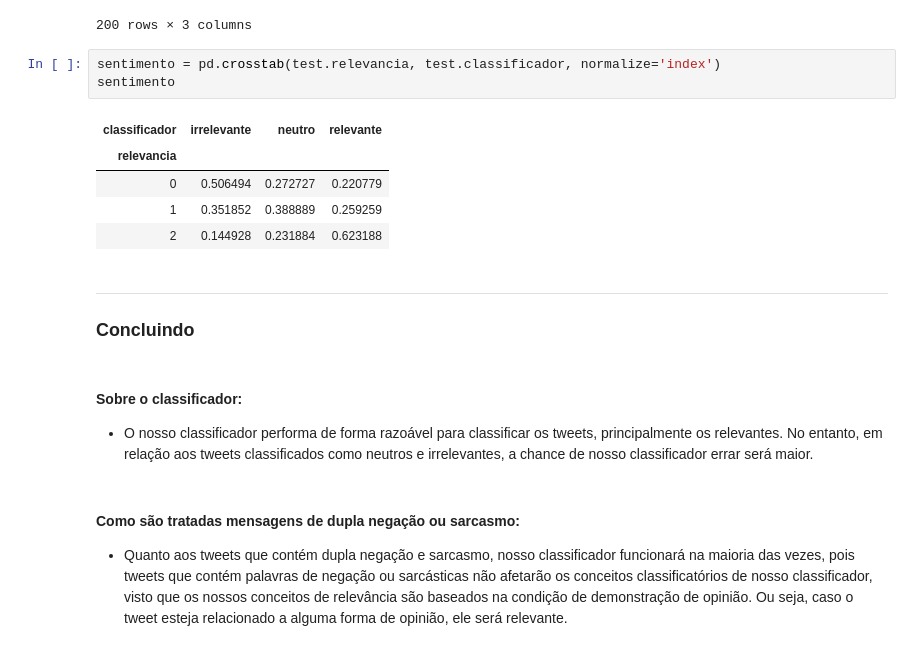
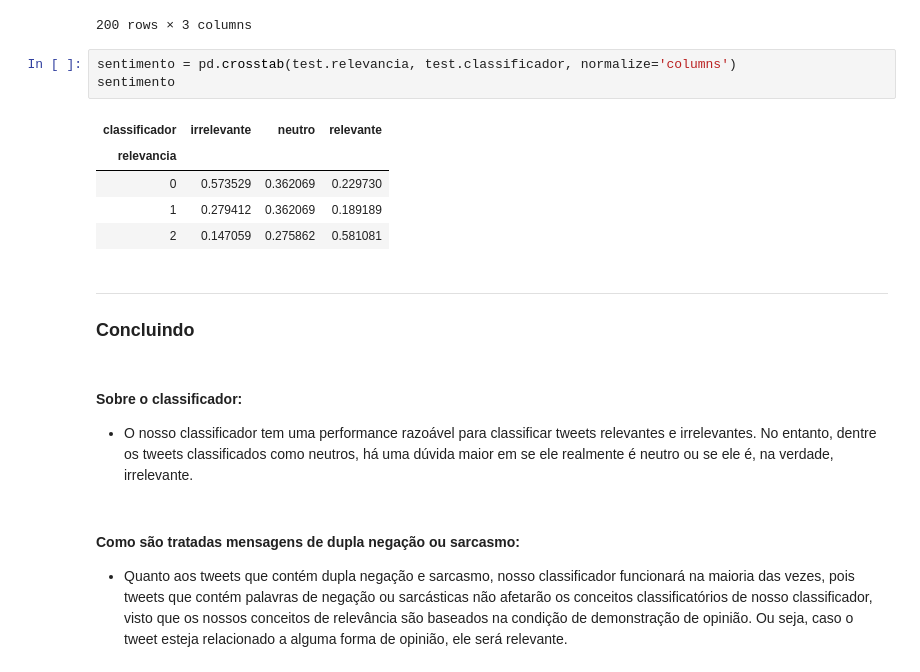
Before and after one commit to luizrhpf100/P1-CD-2020.2, a Jupyter notebook: Projeto1_Classificador_layout.ipynb, the cells around one changed output. Cells and saved outputs as stored; diff of their text form.

```diff
--- a/Projeto1_Classificador_layout.ipynb
+++ b/Projeto1_Classificador_layout.ipynb
@@ -421,20 +421,20 @@ test
 | 199 | o cheetos azul é o melhor de todo... | 2 | relevante |
 200 rows × 3 columns
 # %%
-sentimento = pd.crosstab(test.relevancia, test.classificador, normalize='index')
+sentimento = pd.crosstab(test.relevancia, test.classificador, normalize='columns')
 sentimento
 # %% [output]
 | classificador | irrelevante | neutro | relevante |
 | relevancia |  |  |  |
-| 0 | 0.506494 | 0.272727 | 0.220779 |
-| 1 | 0.351852 | 0.388889 | 0.259259 |
-| 2 | 0.144928 | 0.231884 | 0.623188 |
+| 0 | 0.573529 | 0.362069 | 0.229730 |
+| 1 | 0.279412 | 0.362069 | 0.189189 |
+| 2 | 0.147059 | 0.275862 | 0.581081 |
 # %% [markdown]
 ___
 ### Concluindo
 # %% [markdown]
 #### Sobre o classificador:
-- O nosso classificador performa de forma razoável para classificar os tweets, principalmente os relevantes. No entanto, em relação aos tweets classificados como neutros e irrelevantes, a chance de nosso classificador errar será maior.
+- O nosso classificador tem uma performance razoável para classificar tweets relevantes e irrelevantes. No entanto, dentre os tweets classificados como neutros, há uma dúvida maior em se ele realmente é neutro ou se ele é, na verdade, irrelevante.
 # %% [markdown]
 #### Como são tratadas mensagens de dupla negação ou sarcasmo:
 - Quanto aos tweets que contém dupla negação e sarcasmo, nosso classificador funcionará na maioria das vezes, pois tweets que contém palavras de negação ou sarcásticas não afetarão os conceitos classificatórios de nosso classificador, visto que os nossos conceitos de relevância são baseados na condição de demonstração de opinião. Ou seja, caso o tweet esteja relacionado a alguma forma de opinião, ele será relevante.
```
Also changed, not shown: parts of 11 cells of this notebook.
